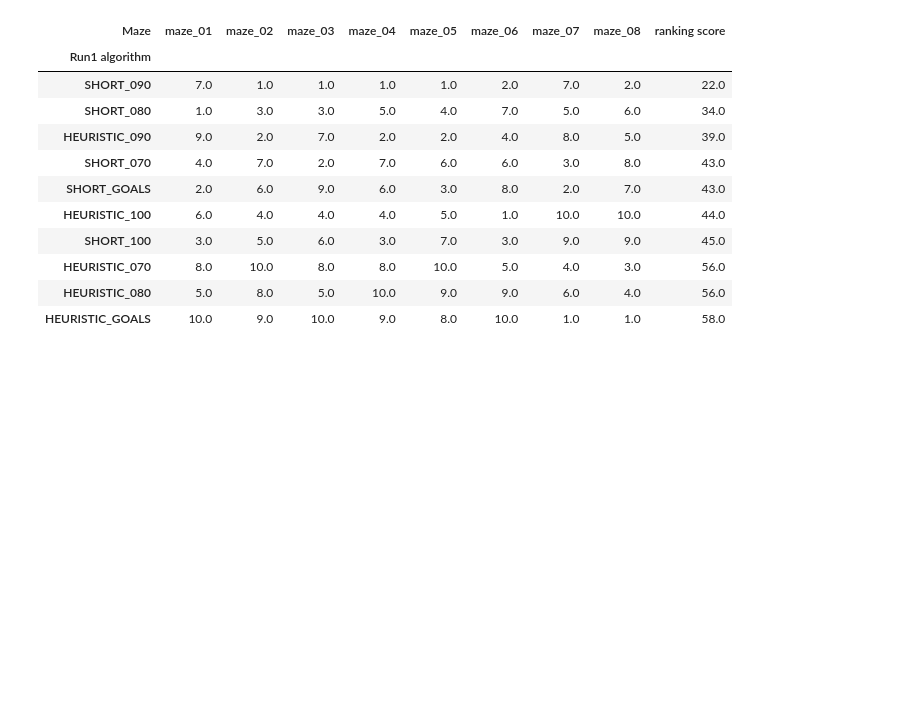
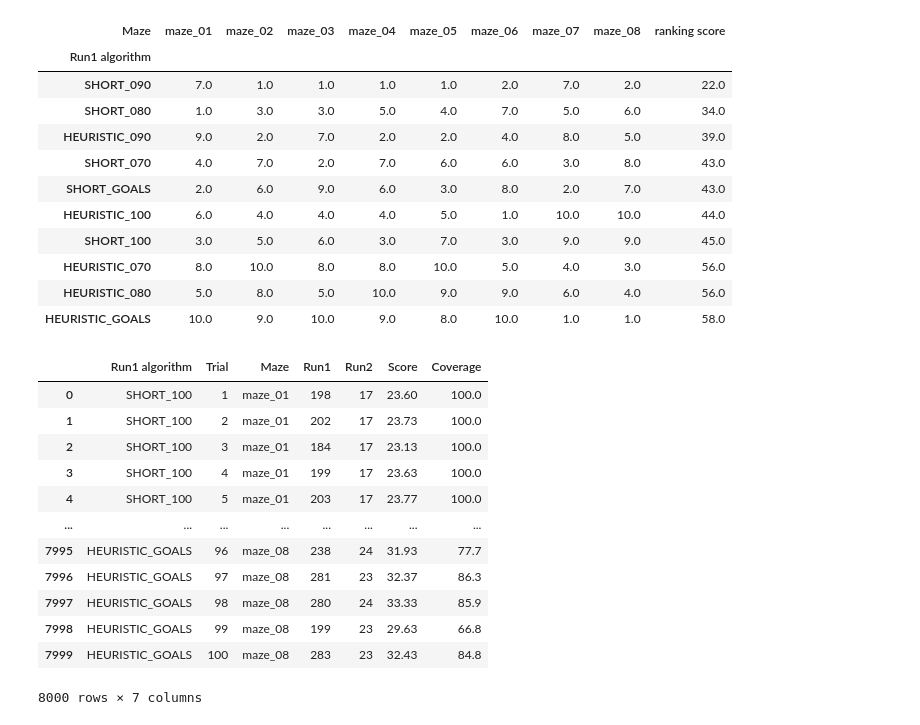
Before and after one commit to magicpai/virtualmaze, a Jupyter notebook: analysis.ipynb, the cells around one changed output. Saved outputs shown, nothing was run; the diff lists cells and outputs as text; code cells hidden in the pictures; blank space fills up the shorter version.

```diff
--- a/analysis.ipynb
+++ b/analysis.ipynb
@@ -263,3 +279,19 @@ ranking.sort_values('ranking score')
 | HEURISTIC_070 | 8.0 | 10.0 | 8.0 | 8.0 | 10.0 | 5.0 | 4.0 | 3.0 | 56.0 |
 | HEURISTIC_080 | 5.0 | 8.0 | 5.0 | 10.0 | 9.0 | 9.0 | 6.0 | 4.0 | 56.0 |
 | HEURISTIC_GOALS | 10.0 | 9.0 | 10.0 | 9.0 | 8.0 | 10.0 | 1.0 | 1.0 | 58.0 |
+# %%
+df
+# %% [output]
+|  | Run1 algorithm | Trial | Maze | Run1 | Run2 | Score | Coverage |
+| 0 | SHORT_100 | 1 | maze_01 | 198 | 17 | 23.60 | 100.0 |
+| 1 | SHORT_100 | 2 | maze_01 | 202 | 17 | 23.73 | 100.0 |
+| 2 | SHORT_100 | 3 | maze_01 | 184 | 17 | 23.13 | 100.0 |
+| 3 | SHORT_100 | 4 | maze_01 | 199 | 17 | 23.63 | 100.0 |
+| 4 | SHORT_100 | 5 | maze_01 | 203 | 17 | 23.77 | 100.0 |
+| ... | ... | ... | ... | ... | ... | ... | ... |
+| 7995 | HEURISTIC_GOALS | 96 | maze_08 | 238 | 24 | 31.93 | 77.7 |
+| 7996 | HEURISTIC_GOALS | 97 | maze_08 | 281 | 23 | 32.37 | 86.3 |
+| 7997 | HEURISTIC_GOALS | 98 | maze_08 | 280 | 24 | 33.33 | 85.9 |
+| 7998 | HEURISTIC_GOALS | 99 | maze_08 | 199 | 23 | 29.63 | 66.8 |
+| 7999 | HEURISTIC_GOALS | 100 | maze_08 | 283 | 23 | 32.43 | 84.8 |
+8000 rows × 7 columns
```
Also changed, not shown: parts of 10 cells of this notebook.
